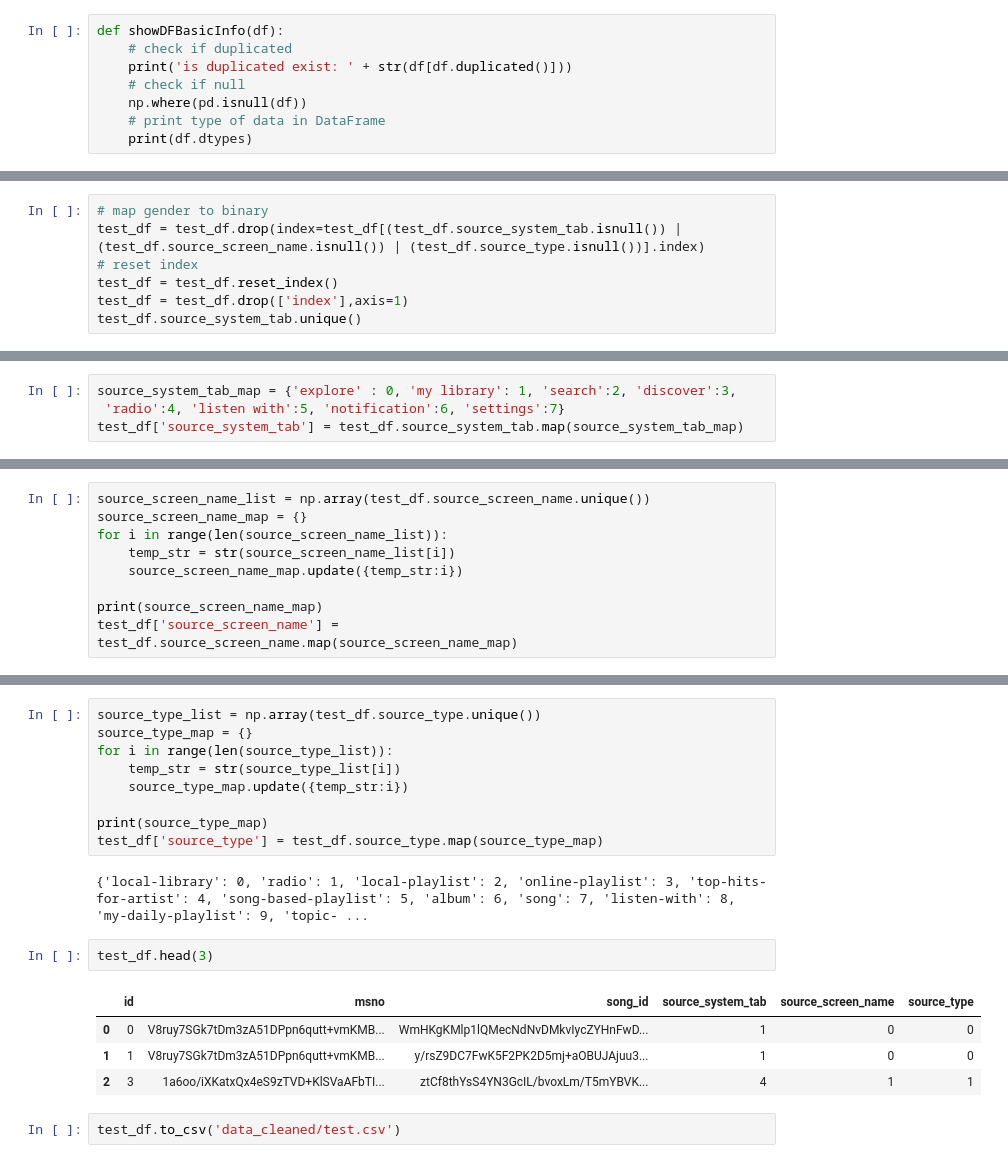
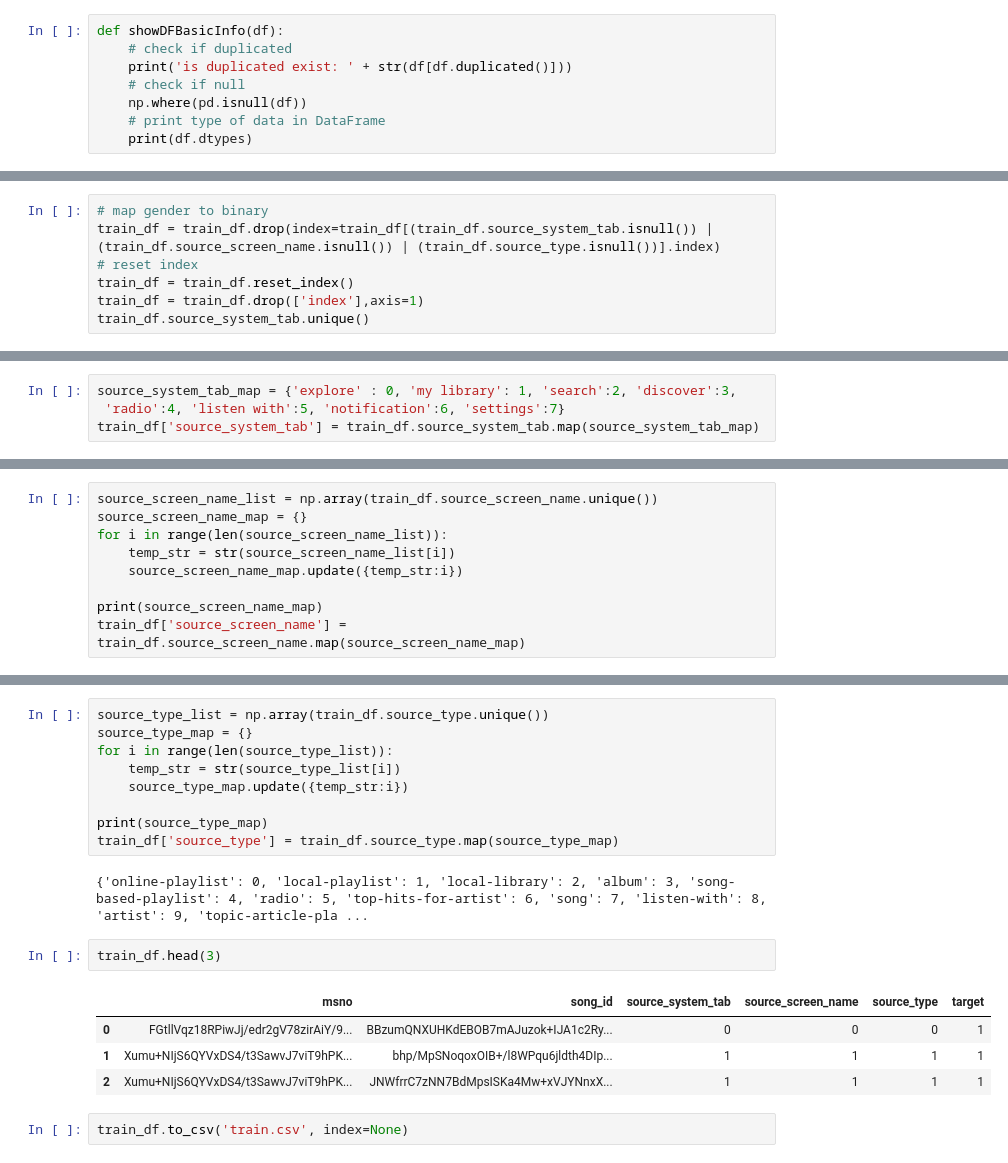
Before and after one commit to DoodleBears/cis_learn, a Jupyter notebook: dataset/kkbox/data_cleaned/kkbox_data_clearn_train.ipynb, the cells around one changed output, grey strips where cells are left out. Cells and saved outputs as stored; diff of their text form.

```diff
--- a/dataset/kkbox/kkbox_data_clean_test.ipynb
+++ b/dataset/kkbox/data_cleaned/kkbox_data_clearn_train.ipynb
@@ -32,8 +32,8 @@ memory usage: 117.0+ MB
 # %%
 # map gender to binary
-test_df = test_df.drop(index=test_df[(test_df.source_system_tab.isnull()) | (test_df.source_screen_name.isnull()) | (test_df.source_type.isnull())].index)
+train_df = train_df.drop(index=train_df[(train_df.source_system_tab.isnull()) | (train_df.source_screen_name.isnull()) | (train_df.source_type.isnull())].index)
 # reset index
-test_df = test_df.reset_index()
-test_df = test_df.drop(['index'],axis=1)
-test_df.source_system_tab.unique()
+train_df = train_df.reset_index()
+train_df = train_df.drop(['index'],axis=1)
+train_df.source_system_tab.unique()
 # %% [output]
@@ -42,5 +42,5 @@ array(['my library', 'radio', 'discover', 'search', 'listen with',
 # %%
 source_system_tab_map = {'explore' : 0, 'my library': 1, 'search':2, 'discover':3,
  'radio':4, 'listen with':5, 'notification':6, 'settings':7}
-test_df['source_system_tab'] = test_df.source_system_tab.map(source_system_tab_map)
+train_df['source_system_tab'] = train_df.source_system_tab.map(source_system_tab_map)
 # %%
@@ -53,10 +53,10 @@ test_df.head(3)
 # %%
-source_screen_name_list = np.array(test_df.source_screen_name.unique())
+source_screen_name_list = np.array(train_df.source_screen_name.unique())
 source_screen_name_map = {}
 for i in range(len(source_screen_name_list)):
     temp_str = str(source_screen_name_list[i])
     source_screen_name_map.update({temp_str:i})
 
 print(source_screen_name_map)
-test_df['source_screen_name'] = test_df.source_screen_name.map(source_screen_name_map)
+train_df['source_screen_name'] = train_df.source_screen_name.map(source_screen_name_map)
 # %% [output]
@@ -71,20 +71,20 @@ test_df.head(3)
 # %%
-source_type_list = np.array(test_df.source_type.unique())
+source_type_list = np.array(train_df.source_type.unique())
 source_type_map = {}
 for i in range(len(source_type_list)):
     temp_str = str(source_type_list[i])
     source_type_map.update({temp_str:i})
 
 print(source_type_map)
-test_df['source_type'] = test_df.source_type.map(source_type_map)
+train_df['source_type'] = train_df.source_type.map(source_type_map)
 # %% [output]
-{'local-library': 0, 'radio': 1, 'local-playlist': 2, 'online-playlist': 3, 'top-hits-for-artist': 4, 'song-based-playlist': 5, 'album': 6, 'song': 7, 'listen-with': 8, 'my-daily-playlist': 9, 'topic- ...
+{'online-playlist': 0, 'local-playlist': 1, 'local-library': 2, 'album': 3, 'song-based-playlist': 4, 'radio': 5, 'top-hits-for-artist': 6, 'song': 7, 'listen-with': 8, 'artist': 9, 'topic-article-pla ...
 # %%
-test_df.head(3)
+train_df.head(3)
 # %% [output]
-|  | id | msno | song_id | source_system_tab | source_screen_name | source_type |
-| 0 | 0 | V8ruy7SGk7tDm3zA51DPpn6qutt+vmKMB... | WmHKgKMlp1lQMecNdNvDMkvIycZYHnFwD... | 1 | 0 | 0 |
-| 1 | 1 | V8ruy7SGk7tDm3zA51DPpn6qutt+vmKMB... | y/rsZ9DC7FwK5F2PK2D5mj+aOBUJAjuu3... | 1 | 0 | 0 |
-| 2 | 3 | 1a6oo/iXKatxQx4eS9zTVD+KlSVaAFbTI... | ztCf8thYsS4YN3GcIL/bvoxLm/T5mYBVK... | 4 | 1 | 1 |
+|  | msno | song_id | source_system_tab | source_screen_name | source_type | target |
+| 0 | FGtllVqz18RPiwJj/edr2gV78zirAiY/9... | BBzumQNXUHKdEBOB7mAJuzok+IJA1c2Ry... | 0 | 0 | 0 | 1 |
+| 1 | Xumu+NIjS6QYVxDS4/t3SawvJ7viT9hPK... | bhp/MpSNoqoxOIB+/l8WPqu6jldth4DIp... | 1 | 1 | 1 | 1 |
+| 2 | Xumu+NIjS6QYVxDS4/t3SawvJ7viT9hPK... | JNWfrrC7zNN7BdMpsISKa4Mw+xVJYNnxX... | 1 | 1 | 1 | 1 |
-# %%
-test_df.to_csv('data_cleaned/test.csv')
+# %%
+train_df.to_csv('train.csv', index=None)
```
Also changed, not shown: parts of 7 cells of this notebook, 16 other files.
